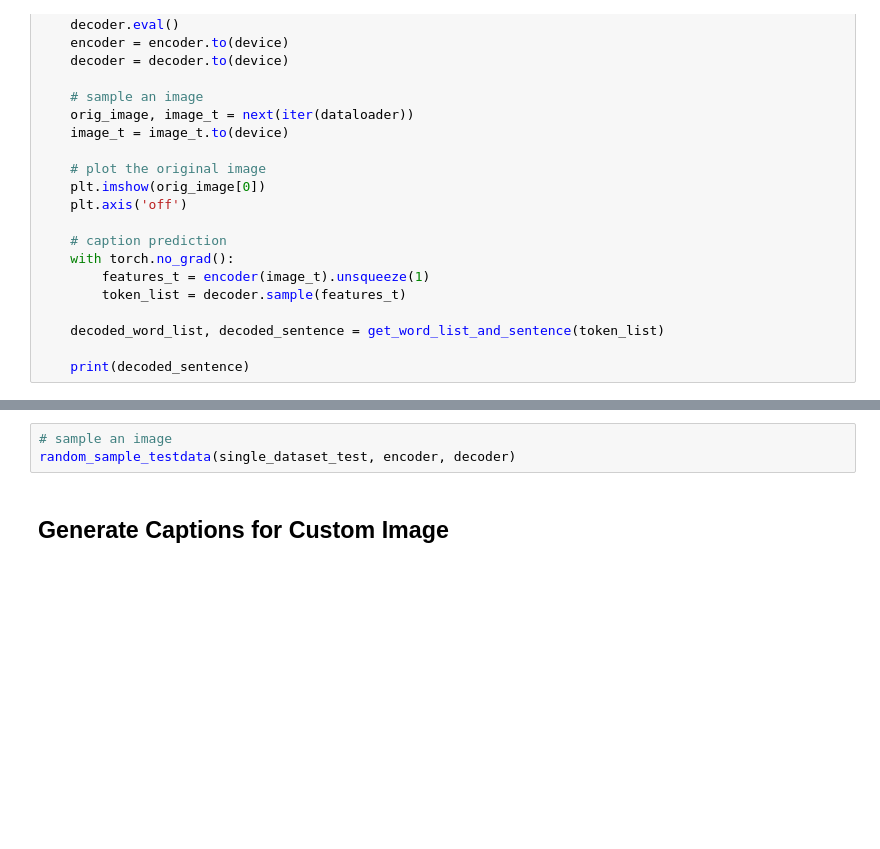
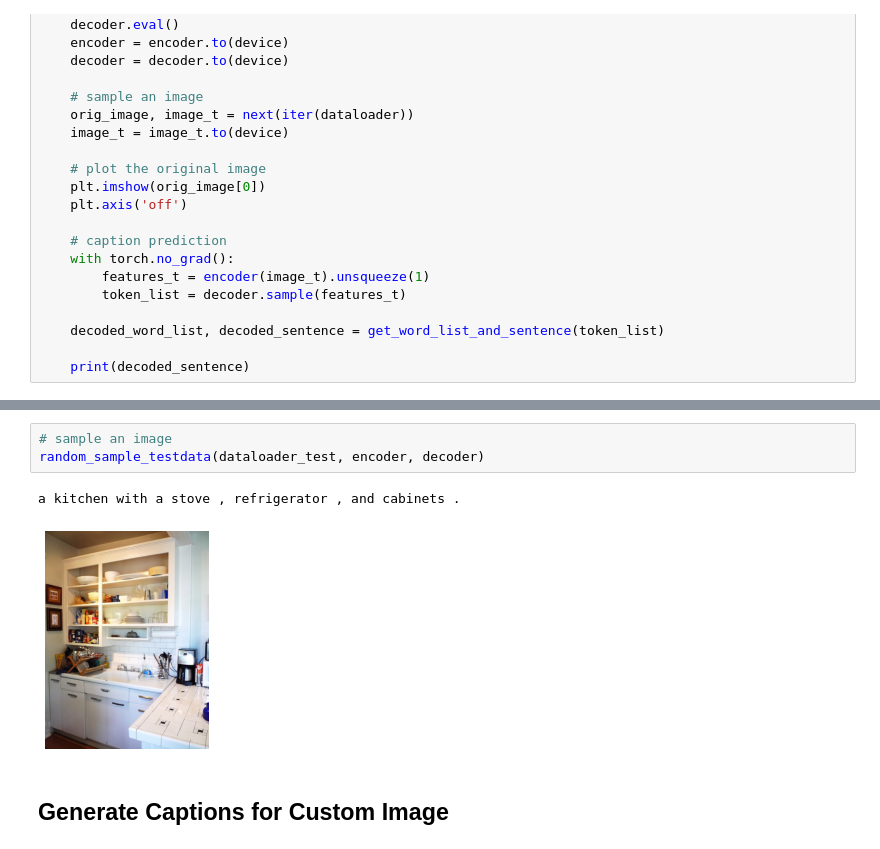
Before and after one commit to sliao-mi-luku/Image-Captioning, a Jupyter notebook: ImgCap_ResNet_LSTM.ipynb, the cells around one changed output, grey strips where cells are left out. Cells and saved outputs as stored; diff of their text form; blank space fills up the shorter version.

```diff
--- a/ImgCap_ResNet_LSTM.ipynb
+++ b/ImgCap_ResNet_LSTM.ipynb
@@ -967,6 +977,9 @@ random_sample_testdata(single_dataset_test, encoder, decoder)
 # %%
 # sample an image
-random_sample_testdata(single_dataset_test, encoder, decoder)
+random_sample_testdata(dataloader_test, encoder, decoder)
+# %% [output]
+a kitchen with a stove , refrigerator , and cabinets .
+[figure, added]
 # %% [markdown]
 ## Generate Captions for Custom Image
 # %%
```
Also changed, not shown: parts of 11 cells of this notebook, 5 other files.
